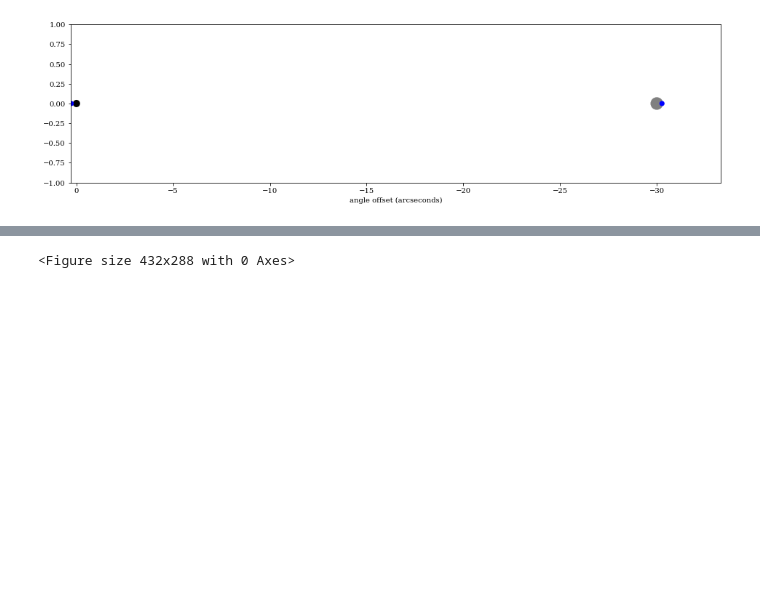
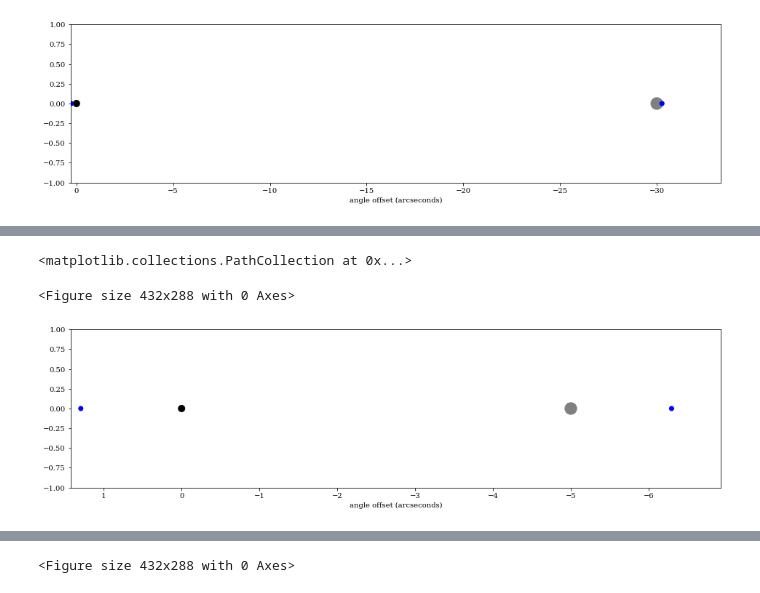
Before and after one commit to FoothillAstroSims/gravitational-lensing, a Jupyter notebook: gravitational lensing.ipynb, the cells around one changed output, grey strips where cells are left out. Cells and saved outputs as stored; diff of their text form; code cells hidden in the pictures; blank space fills up the shorter version.

```diff
--- a/gravitational lensing.ipynb
+++ b/gravitational lensing.ipynb
@@ -136,0 +205,22 @@ plt.scatter([-1*theta2 * arcsec_per_radian], [0], c = 'blue', s = 50, edgecolors
+# %%
+
+# our view of the sky
+
+plt.clf()
+plt.figure(figsize=(16,4))
+plt.xlim(-1.1 * theta2 * arcsec_per_radian, -1.1 * theta1 * arcsec_per_radian)
+plt.ylim(-1,1)
+plt.xlabel('angle offset (arcseconds)')
+plt.ylabel('')
+
+# here's where the distant source would have appeared on the sky, if there was nothing in the way
+plt.scatter([-1*beta], [0], c = 'gray', s = 300, edgecolors = 'none')
+# here's where we see the lensing cluster
+plt.scatter([0], [0], c = 'black', s = 100, edgecolors = 'none')
+# we end up seeing the distant source at these two spots on the sky
+plt.scatter([-1*theta1 * arcsec_per_radian], [0], c = 'blue', s = 50, edgecolors = 'none')
+plt.scatter([-1*theta2 * arcsec_per_radian], [0], c = 'blue', s = 50, edgecolors = 'none')
+# %% [output]
+<matplotlib.collections.PathCollection at 0x...>
+<Figure size 432x288 with 0 Axes>
+[figure, added]
```
Also changed, not shown: parts of 7 cells of this notebook.
